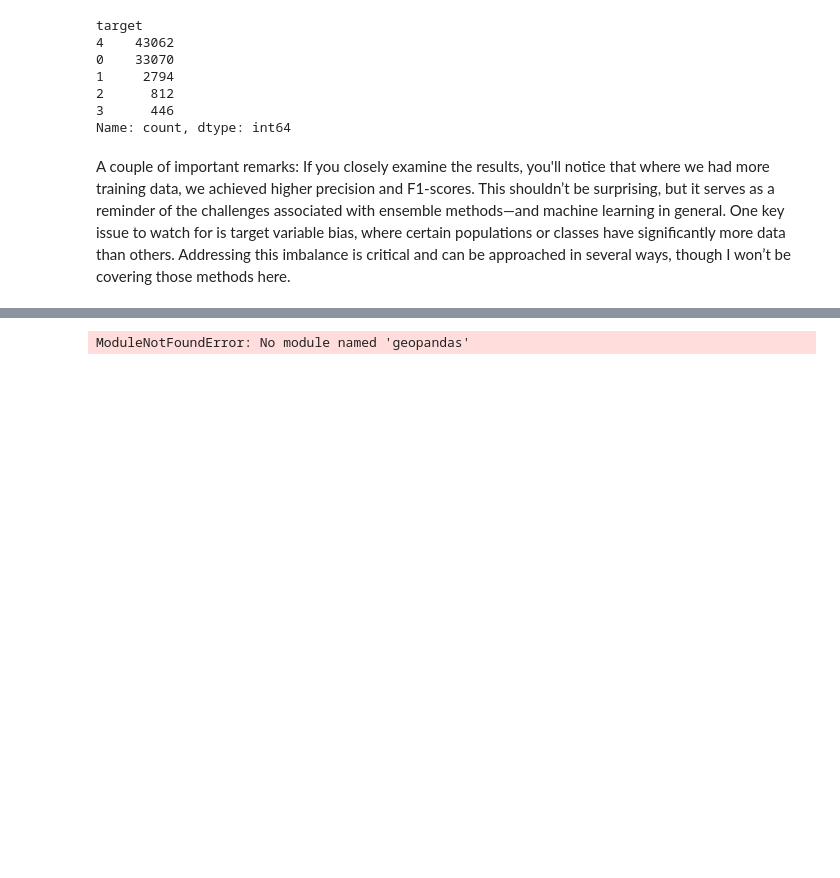
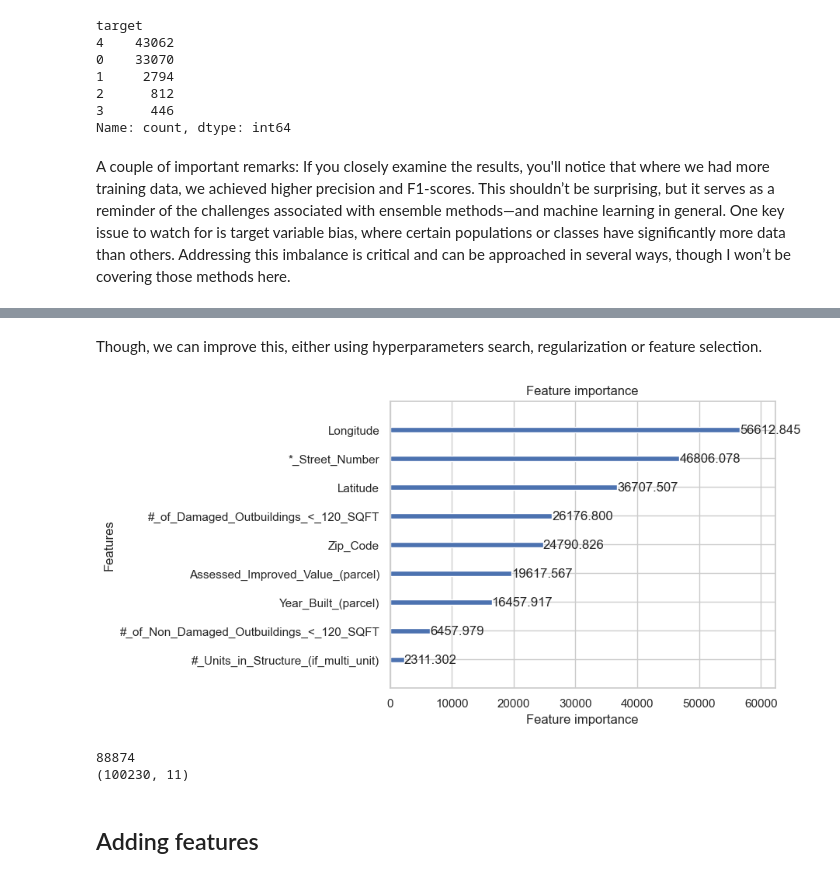
Before and after one commit to Isaacfer49/CaliforniaWildfire, a Jupyter notebook: CaliWildFire.ipynb, the cells around one changed output, grey strips where cells are left out. Saved outputs shown, nothing was run; the diff lists cells and outputs as text; code cells hidden in the pictures; blank space fills up the shorter version.

Commit message:
lgb improvement

```diff
--- a/CaliWildFire.ipynb
+++ b/CaliWildFire.ipynb
@@ -480,7 +482,7 @@ import optuna
 
 # Fixing mixed and non-numeric data
 X = cali.select_dtypes(include=[np.number])
-X= X.drop(columns='target')  # Use only numeric columns
+X= X.drop(columns=['target','_id','OBJECTID'])  # Use only numeric columns
 y = cali['target']  # Ensure target is properly encoded
 
 # Train-test split
@@ -655,14 +616,15 @@ TypeError: only list-like objects are allowed to be passed to isin(), you passed
-# %%
-import geopandas as gpd
-
-# Load the geojson file
-file_path = '/Users/isaacfernandez/Downloads/Cali Data/POSTFIRE_MASTER_DATA_SHARE_140463065990229786.geojson'
-data = gpd.read_file(file_path)
-
-# Display basic information about the GeoDataFrame
-data_info = data.info()
-data_head = data.head()
-
-data_info, data_head
-# %% [output]
-ModuleNotFoundError: No module named 'geopandas'
+# %% [markdown]
+Though, we can improve this, either using hyperparameters search, regularization or feature selection.
+# %%
+lgb.plot_importance(final_model, importance_type='gain', max_num_features=20)
+plt.show()
+# %% [output]
+[figure, added]
+# %%
+print((X['_id'] == X['OBJECTID']).sum())
+print(X.shape)
+# %% [output]
+88874
+(100230, 11)
+# %% [markdown]
+## Adding features
```
Also changed, not shown: parts of 28 cells of this notebook.
